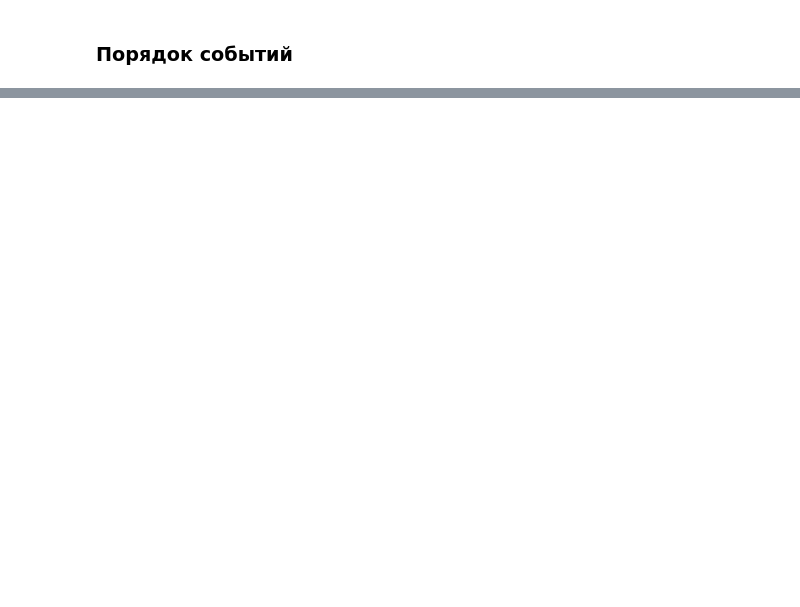
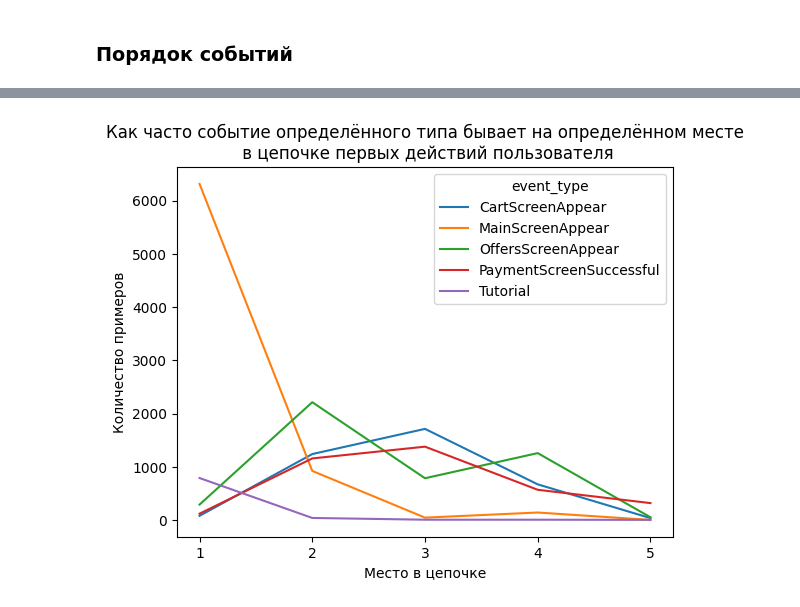
Before and after one commit to okeangel/da_portfolio, a Jupyter notebook: portfolio/week_19_combined_2.ipynb, the cells around one changed output, grey strips where cells are left out. Cells and saved outputs as stored; diff of their text form; code cells hidden in the pictures; blank space fills up the shorter version.

Commit message:
Update event analytics project

```diff
--- a/portfolio/week_19_combined_2.ipynb
+++ b/portfolio/week_19_combined_2.ipynb
@@ -759,0 +671,9 @@ event_types
+# %%
+# самые ранние события каждого типа у каждого пользователя
+first_events = (
+    sel.groupby(['device_id_hash', 'event_type'], as_index=False)
+    .agg({'datetime': 'min'})
+    .sort_values(['device_id_hash', 'datetime'])
+)
+
+first_events.head(5)
@@ -759,0 +687,9 @@ event_types
+# %%
+# каждому из них - ранг, в том порядке,
+# в котором события наступали у конкретного пользователя
+first_events['rank'] = (
+    first_events.groupby('device_id_hash')
+    ['datetime'].rank('min')
+)
+first_events = first_events.astype({'rank': 'int64'})
+first_events
@@ -759,0 +728,11 @@ event_types
+# %%
+ranks = []
+for rank in sorted(first_events['rank'].unique()):
+    ranks.append(
+        first_events.query('rank == @rank')
+        .groupby('event_type')
+        .agg({'datetime': 'count'})
+        .rename(columns={'datetime': rank})
+    )
+ranks = ranks[0].join(ranks[1:])
+ranks
@@ -759,0 +747,8 @@ event_types
+# %%
+ranks.T.plot(xticks=ranks.columns)
+plt.title('Как часто событие определённого типа бывает на определённом месте\n в цепочке первых действий пользователя')
+plt.xlabel('Место в цепочке')
+plt.ylabel('Количество примеров')
+plt.show()
+# %% [output]
+[figure, added]
```
Also changed, not shown: parts of 60 cells of this notebook.
